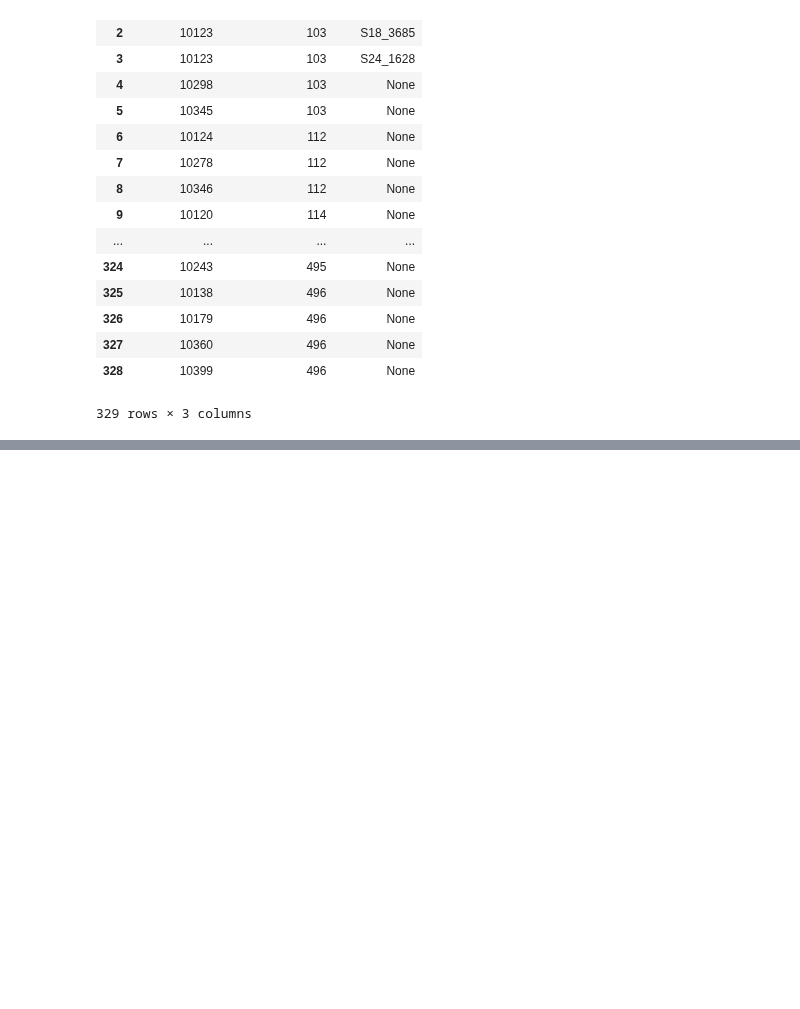
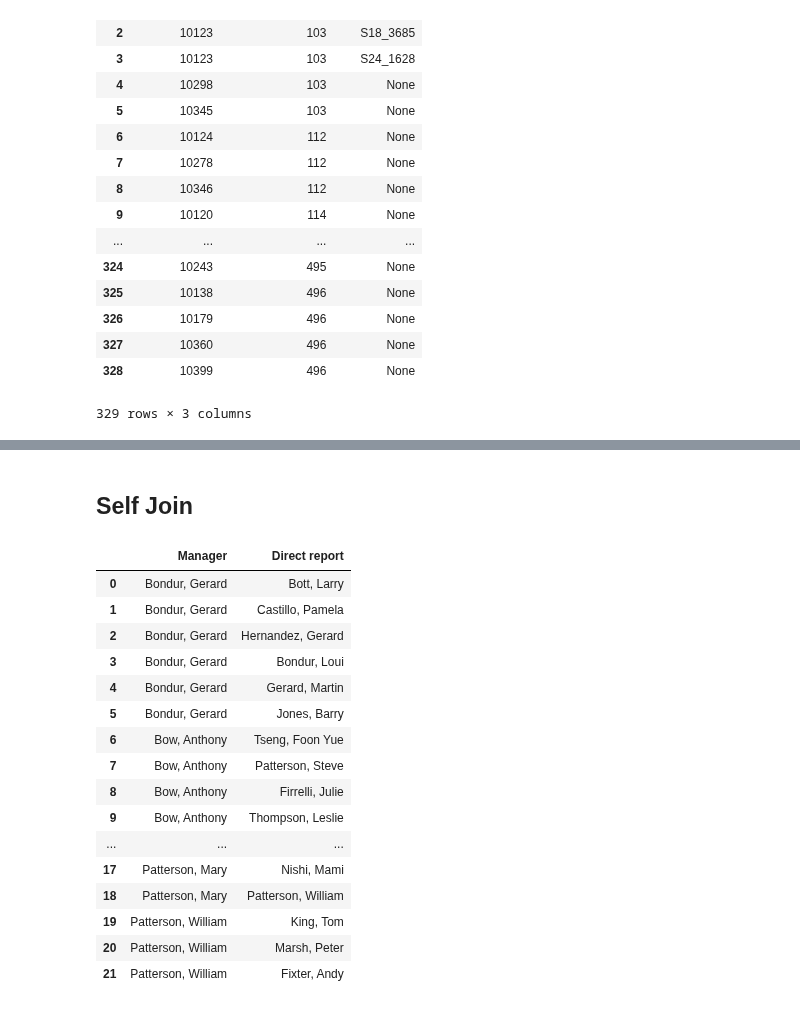
Before and after one commit to dennypirhadi/digitalent2018, a Jupyter notebook: Join SQL.ipynb, the cells around one changed output, grey strips where cells are left out. Saved outputs shown, nothing was run; the diff lists cells and outputs as text; code cells hidden in the pictures; blank space fills up the shorter version.

```diff
--- a/Join SQL.ipynb
+++ b/Join SQL.ipynb
@@ -274,0 +331,31 @@ FROM
+# %% [markdown]
+## Self Join
+# %%
+run("""
+SELECT
+    CONCAT(m.lastname, ', ', m.firstname) AS 'Manager',
+    CONCAT(e.lastname, ', ', e.firstname) AS 'Direct report'
+FROM
+    employees e
+        INNER JOIN
+    employees m ON m.employeeNumber = e.reportsto
+ORDER BY manager
+""")
+# %% [output]
+|  | Manager | Direct report |
+| 0 | Bondur, Gerard | Bott, Larry |
+| 1 | Bondur, Gerard | Castillo, Pamela |
+| 2 | Bondur, Gerard | Hernandez, Gerard |
+| 3 | Bondur, Gerard | Bondur, Loui |
+| 4 | Bondur, Gerard | Gerard, Martin |
+| 5 | Bondur, Gerard | Jones, Barry |
+| 6 | Bow, Anthony | Tseng, Foon Yue |
+| 7 | Bow, Anthony | Patterson, Steve |
+| 8 | Bow, Anthony | Firrelli, Julie |
+| 9 | Bow, Anthony | Thompson, Leslie |
+| ... | ... | ... |
+| 17 | Patterson, Mary | Nishi, Mami |
+| 18 | Patterson, Mary | Patterson, William |
+| 19 | Patterson, William | King, Tom |
+| 20 | Patterson, William | Marsh, Peter |
+| 21 | Patterson, William | Fixter, Andy |
```
Also changed, not shown: parts of 5 cells of this notebook.
